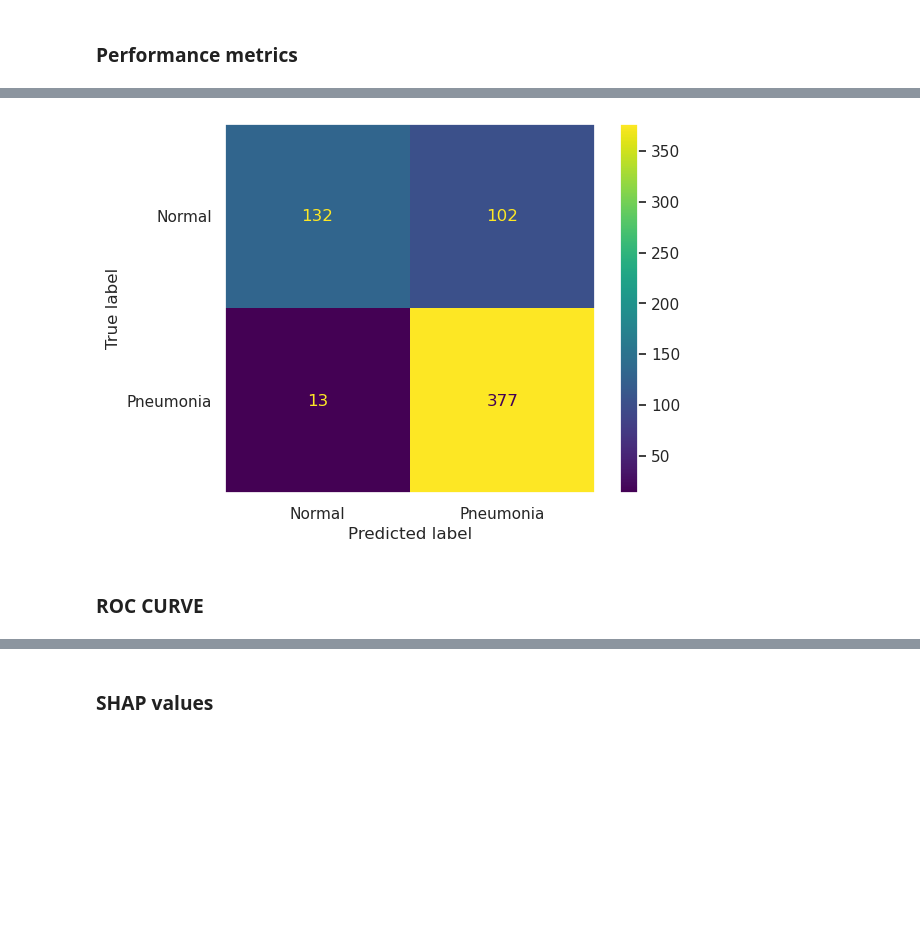
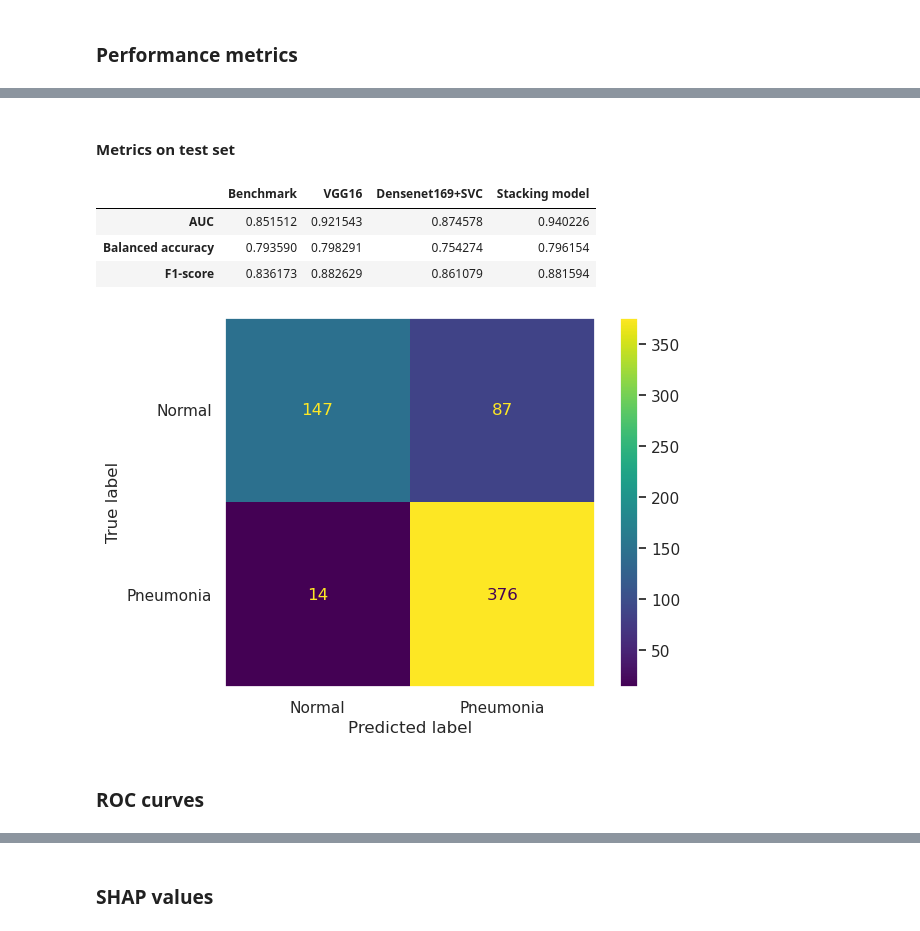
Before and after one commit to mrcljns/Identifying_Pneumonia_Project, a Jupyter notebook: identifying_pnuemonia_notebook.ipynb, the cells around one changed output, grey strips where cells are left out. Saved outputs shown, nothing was run; the diff lists cells and outputs as text; code cells hidden in the pictures; blank space fills up the shorter version.

```diff
--- a/identifying_pnuemonia_notebook.ipynb
+++ b/identifying_pnuemonia_notebook.ipynb
@@ -1271,11 +1391,3 @@ vgg16_preds = np.hstack([pred.squeeze(1).detach().cpu().numpy() for pred in vgg1
-# %%
-# Get predictions from SVM
-test_features = get_densenet_predictions(svc_test_loader, densenet_model, device)
-svc_test_preds = svc_pipe.predict_proba(test_features)[:, 1]
-# %%
-# Get predictions from the meta learner
-meta_preds = meta_trainer.predict(meta_model_lightning, dataloaders=meta_test_loader)
-meta_preds = np.hstack([pred.squeeze(1, 2).detach().cpu().numpy() for pred in meta_preds])
 # %% [markdown]
 ### Performance metrics
 # %%
@@ -1301,0 +1423,20 @@ results_df = pd.DataFrame(data=[[roc_vgg16, roc_svc, roc_meta], \
+# %%
+# Get predictions from every model
+def get_predictions_all_models(common_loader, meta_loader):
+    # Get predictions from the benchmark CNN
+    benchmark_preds = benchmark_trainer.predict(best_benchmark, dataloaders=common_loader)
+    benchmark_preds = np.hstack([torch.sigmoid(pred.squeeze(1)).detach().cpu().numpy() for pred in benchmark_preds])
+
+    # Get predictions from VGG16
+    vgg16_preds = vgg16_trainer.predict(best_vgg16, dataloaders=common_loader)
+    vgg16_preds = np.hstack([torch.sigmoid(pred.squeeze(1)).detach().cpu().numpy() for pred in vgg16_preds])
+
+    # Get predictions from SVM
+    test_features = get_densenet_predictions(common_loader, densenet_model, device)
+    svc_preds = svc_pipe.predict_proba(test_features)[:, 1]
+
+    # Get predictions from the meta-learner
+    meta_preds = meta_trainer.predict(best_meta, dataloaders=meta_loader)
+    meta_preds = np.hstack([torch.sigmoid(pred).squeeze(1, 2).detach().cpu().numpy() for pred in meta_preds])
+
+    return benchmark_preds, vgg16_preds, svc_preds, meta_preds
@@ -1311 +1493,13 @@ fig.update_layout(
 fig.show()
+# %% [markdown]
+#### Metrics on test set
+# %%
+benchmark_test_preds, vgg16_test_preds, svc_test_preds, meta_test_preds = get_predictions_all_models(test_loader, meta_test_loader)
+# %%
+results_test = get_metrics(np.array(test_data["Label"]), benchmark_test_preds, vgg16_test_preds, svc_test_preds, meta_test_preds, 0.4, 0.5, 0.86, 0.63)
+results_test
+# %% [output]
+|  | Benchmark | VGG16 | Densenet169+SVC | Stacking model |
+| AUC | 0.851512 | 0.921543 | 0.874578 | 0.940226 |
+| Balanced accuracy | 0.793590 | 0.798291 | 0.754274 | 0.796154 |
+| F1-score | 0.836173 | 0.882629 | 0.861079 | 0.881594 |
@@ -1312,12 +1516,12 @@ fig.show()
 # %%
-# Confusion matrix of stacked model predictions on the validation set
-conf_matrix = confusion_matrix(np.array(test_data['Label']), meta_preds > 0.87, labels=[0, 1])
+# Confusion matrix of the stacking model predictions on the test set
+conf_matrix = confusion_matrix(np.array(test_data['Label']), meta_test_preds > 0.63, labels=[0, 1])
 disp = ConfusionMatrixDisplay(confusion_matrix=conf_matrix, display_labels=["Normal", "Pneumonia"])
 disp.plot()
 plt.grid(False)
 plt.show()
 # %% [output]
-[figure, old version]
+[figure, new version]
 # %% [markdown]
-### ROC CURVE
+### ROC curves
 # %%
```
Also changed, not shown: parts of 97 cells of this notebook, 14 other files.
